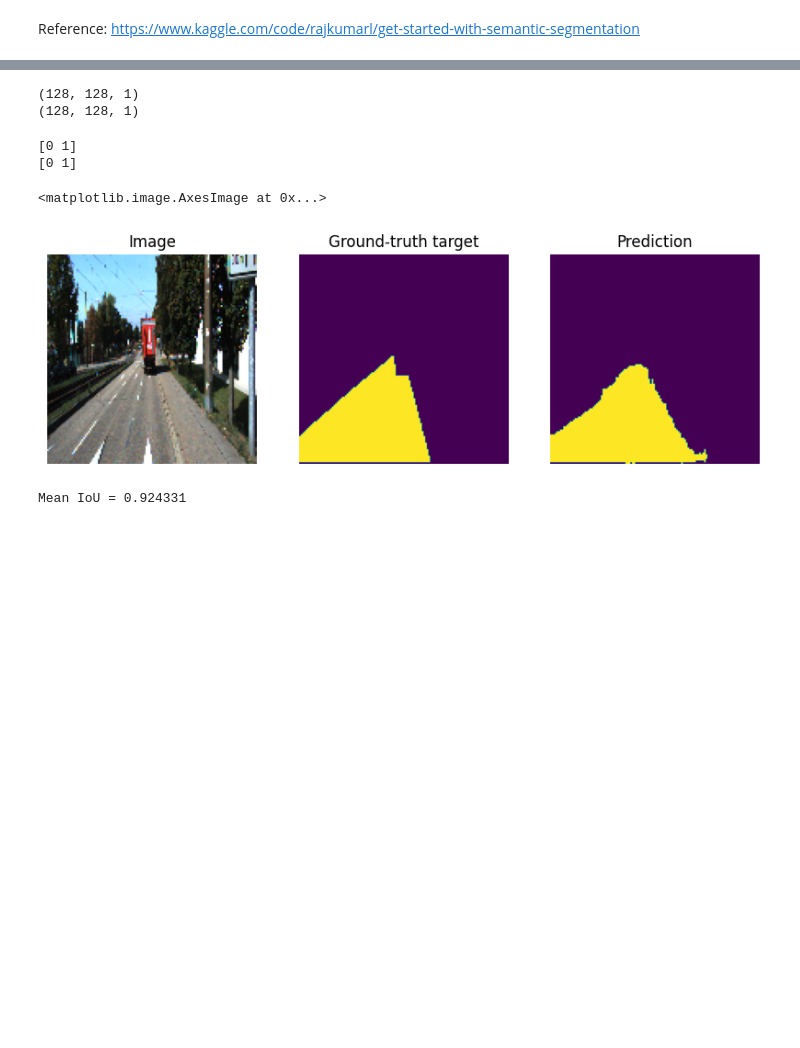
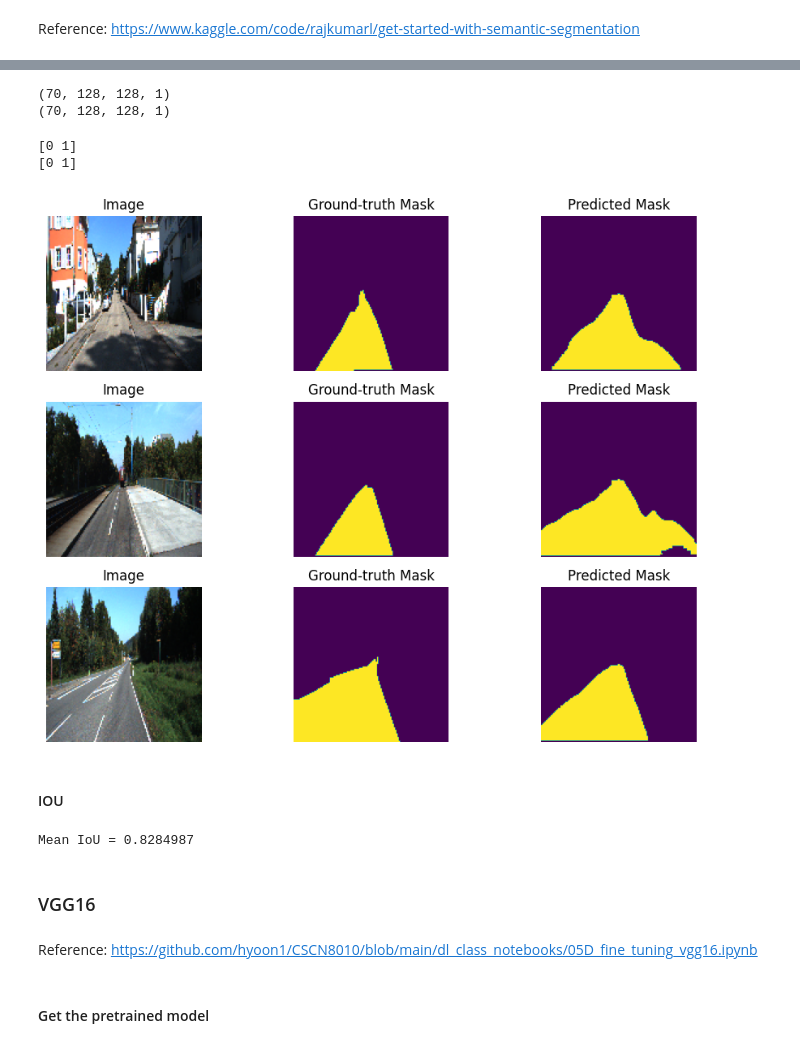
Before and after one commit to dut0817/roadsegmentation, a Jupyter notebook: roadsegmen.ipynb, the cells around one changed output, grey strips where cells are left out. Cells and saved outputs as stored; diff of their text form; code cells hidden in the pictures; blank space fills up the shorter version.

```diff
--- a/roadsegmen.ipynb
+++ b/roadsegmen.ipynb
@@ -516,6 +554,6 @@ plt.legend()
 # %%
-dense121_finetune = keras.models.load_model("./models/dense121_finetune.keras")
+xception_finetune = keras.models.load_model("./models/xception_finetune.keras")
-# %%
-i = 30
-test_image = test_input_imgs[i]
-ground_truth_mask = (test_targets[i])
+# %%
+test_image = test_input_imgs
+ground_truth_mask = test_targets
+print(test_image.shape)
@@ -522,4 +562,4 @@ ground_truth_mask = (test_targets[i])
 # %%
-mask_pred_2 = dense121_finetune.predict(np.expand_dims(test_image, 0))[0]
+mask_pred_2 = xception_finetune.predict(test_image)
 mask_pred_2.shape
 # %% [output]
@@ -530,8 +570,8 @@ binary_predictions_2 = (mask_pred_2 > 0.5).astype(np.uint8)
 print(binary_predictions_2.shape)
 print(ground_truth_mask.shape)
 # %% [output]
-(128, 128, 1)
-(128, 128, 1)
+(70, 128, 128, 1)
+(70, 128, 128, 1)
 # %%
 # print the predicted and ground truth classification label
 print(np.unique(binary_predictions_2))
@@ -539,30 +579,43 @@ print(np.unique(ground_truth_mask))
 # %% [output]
 [0 1]
 [0 1]
-# %%
-plt.figure(figsize=(10, 10))
-plt.subplot(1, 3, 1)
-plt.title("Image")
-plt.axis("off")
-plt.imshow(array_to_img(test_image))
-plt.subplot(1, 3, 2)
-plt.title("Ground-truth target")
-plt.axis("off")
-plt.imshow(ground_truth_mask)
-plt.subplot(1, 3, 3)
-plt.title("Prediction")
-plt.axis("off")
-plt.imshow(binary_predictions_2)
-# %% [output]
-<matplotlib.image.AxesImage at 0x...>
-[figure, removed]
+# %%
+fig, ax = plt.subplots(3, 3, figsize=(10, 7))
+
+indices = [0, 5, 10]
+
+for plot_index, i in enumerate(indices):
+    ax[plot_index, 0].imshow(test_image[i])
+    ax[plot_index, 0].set_title("Image")
+    ax[plot_index, 0].axis("off")
+
+
+    ax[plot_index, 1].imshow(ground_truth_mask[i])
+    ax[plot_index, 1].set_title("Ground-truth Mask")
+    ax[plot_index, 1].axis("off")
+
+
+    ax[plot_index, 2].imshow(binary_predictions_2[i])
+    ax[plot_index, 2].set_title("Predicted Mask")
+    ax[plot_index, 2].axis("off")
+
+plt.tight_layout()
+plt.show()
+# %% [output]
+[figure, added]
+# %% [markdown]
+#### IOU
 # %%
-from tensorflow.keras.metrics import MeanIoU
+n_classes = 2
+iou_calculator = MeanIoU(num_classes=n_classes)
 
-n_classes = 2
-IOU_keras = MeanIoU(num_classes=n_classes)
-
-IOU_keras.update_state(ground_truth_mask, binary_predictions_2)
-print("Mean IoU =", IOU_keras.result().numpy())
+iou_calculator.update_state(ground_truth_mask, binary_predictions_2)
+print("Mean IoU =", iou_calculator.result().numpy())
 # %% [output]
-Mean IoU = 0.924331
+Mean IoU = 0.8284987
+# %% [markdown]
+### VGG16
+# %% [markdown]
+Reference: https://github.com/hyoon1/CSCN8010/blob/main/dl_class_notebooks/05D_fine_tuning_vgg16.ipynb
+# %% [markdown]
+#### Get the pretrained model
```
Also changed, not shown: parts of 48 cells of this notebook.
